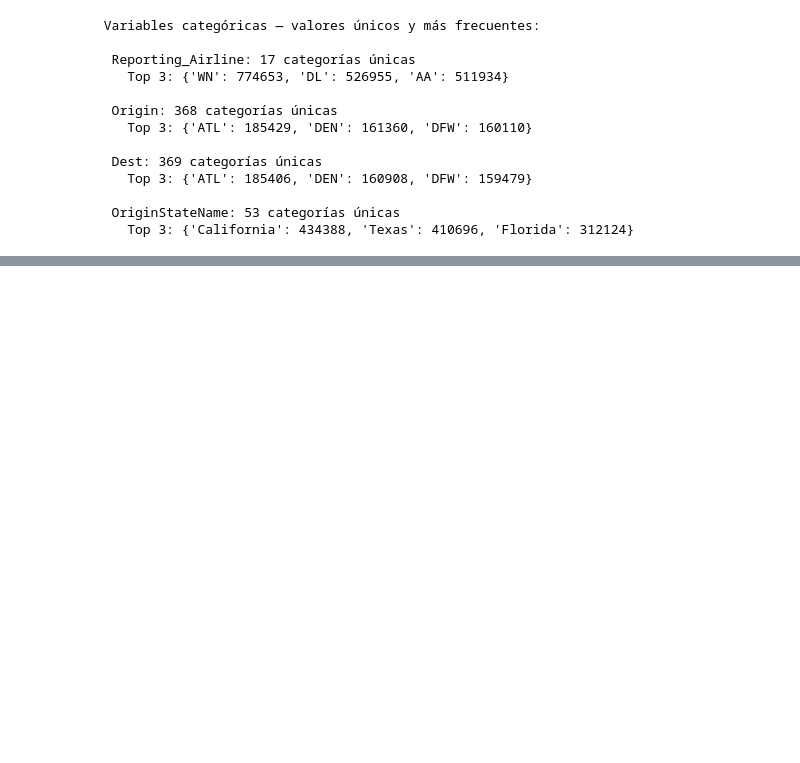
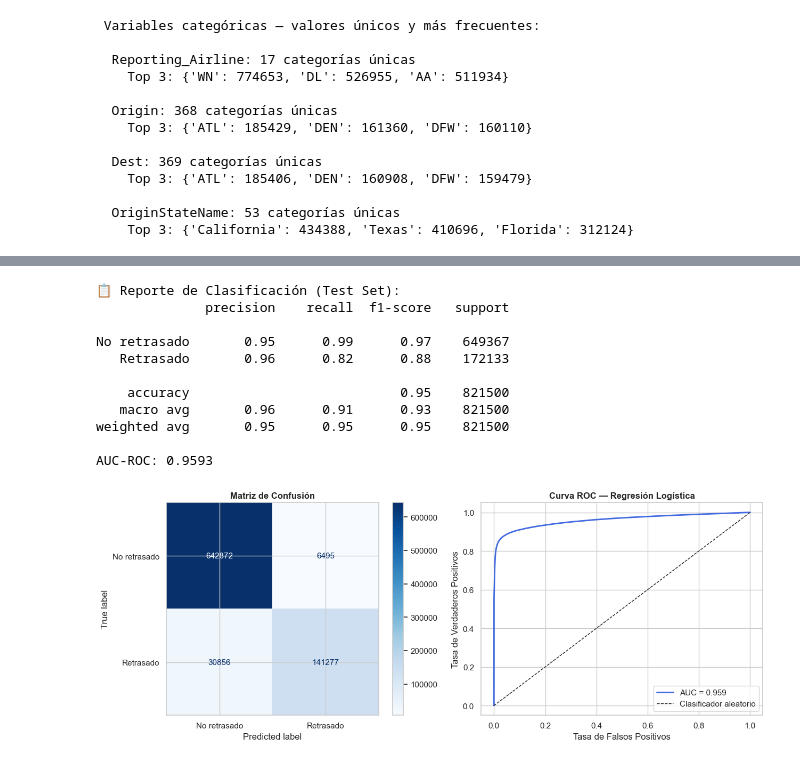
Before and after one commit to jonathanrpo17-creator/le-ci-al-jo-retrasos-vuelos_comerciales, a Jupyter notebook: Proyecto_Final.ipynb, the cells around one changed output, grey strips where cells are left out. Saved outputs shown, nothing was run; the diff lists cells and outputs as text; code cells hidden in the pictures; blank space fills up the shorter version.

```diff
--- a/Proyecto_Final.ipynb
+++ b/Proyecto_Final.ipynb
@@ -566,0 +676,52 @@ plt.show()
+# %%
+# ==============================================================
+# Evaluación del modelo
+#
+# Métricas de clasificación: precisión, recall, F1-score,
+# AUC-ROC. La curva ROC muestra qué tan bien discrimina el
+# modelo entre clases (AUC = 1 perfecto, 0.5 = azar).
+# ==============================================================
+
+# Predicciones en conjunto de prueba
+y_proba = resultado.predict(X_test_sm)  # Probabilidades
+y_pred  = (y_proba >= 0.5).astype(int)  # Clasificación con umbral 0.5
+
+print('📋 Reporte de Clasificación (Test Set):')
+print(classification_report(y_test, y_pred,
+                             target_names=['No retrasado', 'Retrasado']))
+
+auc = roc_auc_score(y_test, y_proba)
+print(f'AUC-ROC: {auc:.4f}')
+
+# Visualizaciones
+fig, axes = plt.subplots(1, 2, figsize=(13, 5))
+
+# Matriz de confusión
+cm = confusion_matrix(y_test, y_pred)
+ConfusionMatrixDisplay(cm, display_labels=['No retrasado', 'Retrasado']).plot(ax=axes[0], cmap='Blues')
+axes[0].set_title('Matriz de Confusión', fontweight='bold')
+
+# Curva ROC
+fpr, tpr, _ = roc_curve(y_test, y_proba)
+axes[1].plot(fpr, tpr, color='royalblue', lw=2, label=f'AUC = {auc:.3f}')
+axes[1].plot([0, 1], [0, 1], 'k--', lw=1, label='Clasificador aleatorio')
+axes[1].set_xlabel('Tasa de Falsos Positivos')
+axes[1].set_ylabel('Tasa de Verdaderos Positivos')
+axes[1].set_title('Curva ROC — Regresión Logística', fontweight='bold')
+axes[1].legend()
+
+plt.tight_layout()
+plt.show()
+# %% [output]
+📋 Reporte de Clasificación (Test Set):
+              precision    recall  f1-score   support
+
+No retrasado       0.95      0.99      0.97    649367
+   Retrasado       0.96      0.82      0.88    172133
+
+    accuracy                           0.95    821500
+   macro avg       0.96      0.91      0.93    821500
+weighted avg       0.95      0.95      0.95    821500
+
+AUC-ROC: 0.9593
+[figure, added]
```
Also changed, not shown: parts of 34 cells of this notebook.
